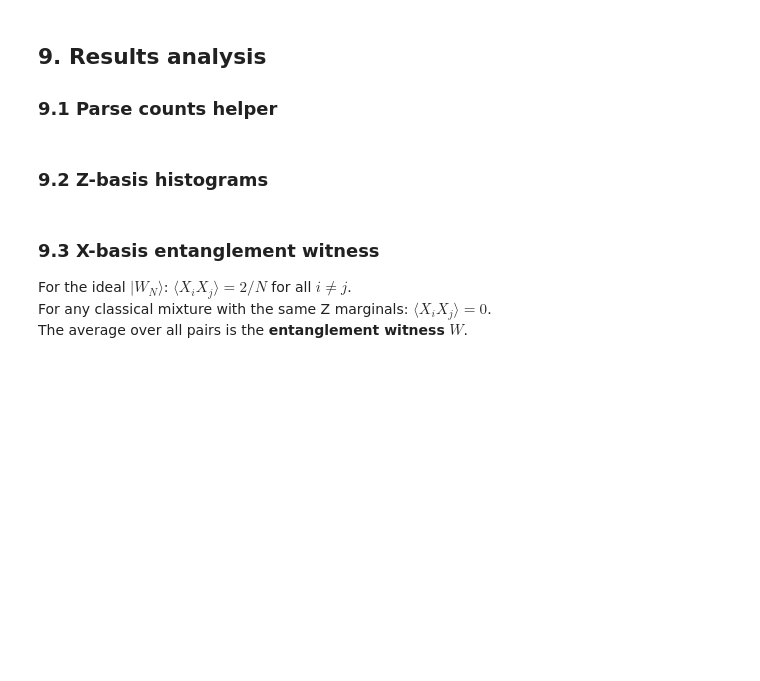
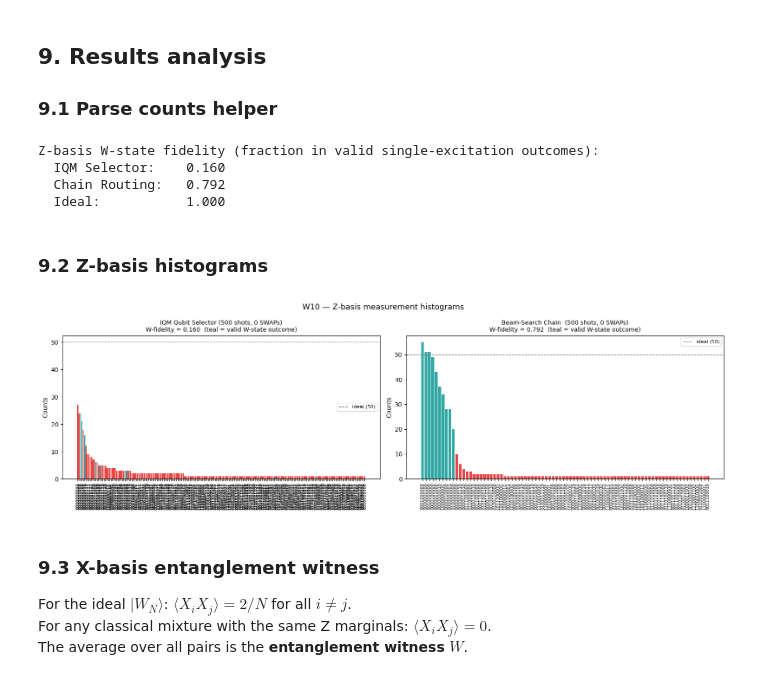
Before and after one commit to GrigoVyd/iqm_qte, a Jupyter notebook: routing_comparison.ipynb, the cells around one changed output. Cells and saved outputs as stored; diff of their text form; code cells hidden in the pictures; blank space fills up the shorter version.

```diff
--- a/routing_comparison.ipynb
+++ b/routing_comparison.ipynb
@@ -534,12 +516,10 @@ def parse_counts(raw, n):
 
 w_bitstrings = {format(1 << i, f"0{N_QUBITS}b") for i in range(N_QUBITS)}
 
-pz_iqm      = parse_counts(counts_z_iqm,      N_QUBITS)
-pz_iqm_path = parse_counts(counts_z_iqm_path, N_QUBITS)
-pz_chain    = parse_counts(counts_z_chain,    N_QUBITS)
-px_iqm      = parse_counts(counts_x_iqm,      N_QUBITS)
-px_iqm_path = parse_counts(counts_x_iqm_path, N_QUBITS)
-px_chain    = parse_counts(counts_x_chain,    N_QUBITS)
+pz_iqm   = parse_counts(counts_z_iqm,   N_QUBITS)
+pz_chain = parse_counts(counts_z_chain, N_QUBITS)
+px_iqm   = parse_counts(counts_x_iqm,   N_QUBITS)
+px_chain = parse_counts(counts_x_chain, N_QUBITS)
 
 def w_fidelity(counts):
     total = sum(counts.values())
@@ -549,43 +529,44 @@ def to_probs(counts):
     total = sum(counts.values())
     return {k: v/total for k, v in counts.items()}
 
-fid_iqm      = w_fidelity(pz_iqm)
-fid_iqm_path = w_fidelity(pz_iqm_path)
-fid_chain    = w_fidelity(pz_chain)
+fid_iqm   = w_fidelity(pz_iqm)
+fid_chain = w_fidelity(pz_chain)
 
 print(f"Z-basis W-state fidelity (fraction in valid single-excitation outcomes):")
-print(f"  A IQM Selector:          {fid_iqm:.3f}")
-print(f"  B IQM Selector + No SWAP:{fid_iqm_path:.3f}")
-print(f"  C Chain Routing:         {fid_chain:.3f}")
-print(f"  Ideal:                   1.000")
+print(f"  IQM Selector:    {fid_iqm:.3f}")
+print(f"  Chain Routing:   {fid_chain:.3f}")
+print(f"  Ideal:           1.000")
+# %% [output]
+Z-basis W-state fidelity (fraction in valid single-excitation outcomes):
+  IQM Selector:    0.160
+  Chain Routing:   0.792
+  Ideal:           1.000
 # %% [markdown]
 ### 9.2 Z-basis histograms
 # %%
 import matplotlib.pyplot as plt
 
 def plot_z_hist(ax, counts, approach_name, shots):
     sorted_counts = sorted(counts.items(), key=lambda x: -x[1])
     labels, vals  = zip(*sorted_counts) if sorted_counts else ([], [])
     colors = ["#32a8a4" if lb in w_bitstrings else "#e84545" for lb in labels]
     ax.bar(range(len(labels)), vals, color=colors)
     ax.set_xticks(range(len(labels)))
     ax.set_xticklabels(labels, rotation=90, fontsize=7)
     ax.set_ylabel("Counts")
     ax.axhline(shots/N_QUBITS, color="#888", lw=1, ls="--", label=f"ideal ({shots/N_QUBITS:.0f})")
     fid = sum(counts.get(s, 0) for s in w_bitstrings) / shots
     ax.set_title(f"{approach_name}\nW-fidelity = {fid:.3f}  (teal = valid W-state outcome)", fontsize=10)
     ax.legend(fontsize=8)
 
-fig, axes = plt.subplots(1, 3, figsize=(22, 5))
-plot_z_hist(axes[0], pz_iqm,
-            f"A: IQM Qubit Selector ({SHOTS} shots, {iqm_z_swaps} SWAPs)", SHOTS)
-plot_z_hist(axes[1], pz_iqm_path,
-            f"B: IQM Selector + No SWAP ({SHOTS} shots, {iqm_path_z_swaps} SWAPs)", SHOTS)
-plot_z_hist(axes[2], pz_chain,
-            f"C: Beam-Search Chain ({SHOTS} shots, {chain_z_swaps} SWAPs)", SHOTS)
+fig, axes = plt.subplots(1, 2, figsize=(16, 5))
+plot_z_hist(axes[0], pz_iqm,   f"IQM Qubit Selector ({SHOTS} shots, {iqm_z_swaps} SWAPs)", SHOTS)
+plot_z_hist(axes[1], pz_chain, f"Beam-Search Chain  ({SHOTS} shots, {chain_z_swaps} SWAPs)",  SHOTS)
 plt.suptitle(f"W{N_QUBITS} — Z-basis measurement histograms", fontsize=13)
 plt.tight_layout()
 plt.show()
+# %% [output]
+[figure, added]
 # %% [markdown]
 ### 9.3 X-basis entanglement witness
 
```
Also changed, not shown: parts of 17 cells of this notebook, 3 other files.
